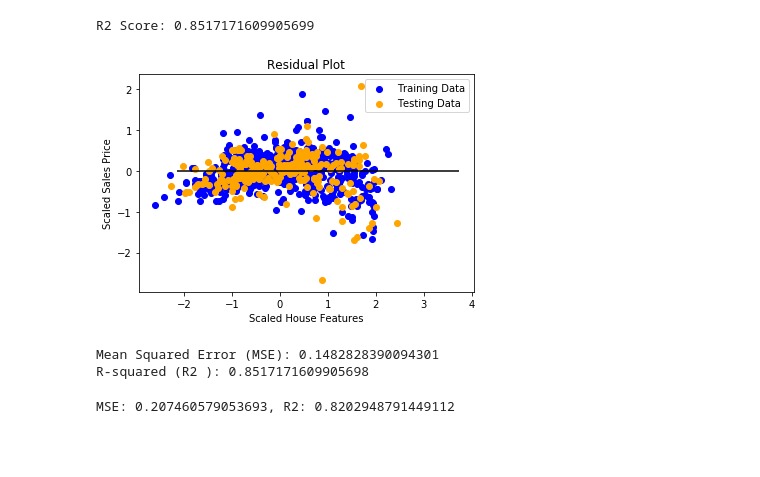
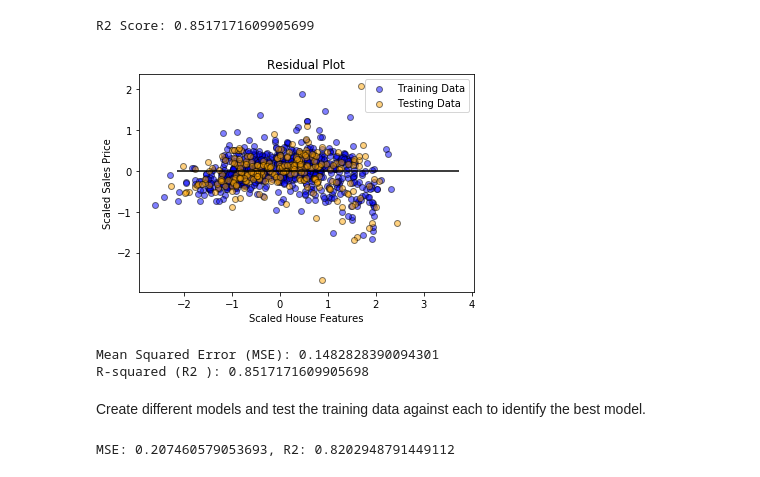
Before and after one commit to crobertson24/Final-Project, a Jupyter notebook: Housing linear regression.ipynb, the cells around one changed output. Cells and saved outputs as stored; diff of their text form; code cells hidden in the pictures; blank space fills up the shorter version.

```diff
--- a/Housing linear regression.ipynb
+++ b/Housing linear regression.ipynb
@@ -125,4 +135,4 @@ Name: SalePrice, dtype: float64
 sale_price = cleaned_data["SalePrice"]
 cleaned_data.drop("SalePrice", axis = 1, inplace = True)
 # R2 Score: 0.8517171609905699 "OverallQual","GrLivArea","GarageCars","GarageArea","YearBuilt","TotalBsmtSF"
-parameters = cleaned_data[["OverallQual","GrLivArea","GarageCars","GarageArea","YearBuilt","TotalBsmtSF"]]
+features = cleaned_data[["OverallQual","GrLivArea","GarageCars","GarageArea","YearBuilt","TotalBsmtSF"]]
@@ -129,6 +141,6 @@ parameters = cleaned_data[["OverallQual","GrLivArea","GarageCars","GarageArea","
 # %%
 y = sale_price.values.reshape(-1, 1)
-X = parameters
+X = features
 # %%
 X_train, X_test, y_train, y_test = train_test_split(X, y, random_state=42)
 # %%
@@ -151,16 +163,16 @@ print(f"R2 Score: {score}")
 R2 Score: 0.8517171609905699
 # %%
 model.fit(X_train_scaled, y_train_scaled)
-plt.scatter(model.predict(X_train_scaled), model.predict(X_train_scaled) - y_train_scaled, c="blue", label="Training Data")
-plt.scatter(model.predict(X_test_scaled), model.predict(X_test_scaled) - y_test_scaled, c="orange", label="Testing Data")
+plt.scatter(model.predict(X_train_scaled), model.predict(X_train_scaled) - y_train_scaled, c="blue", label="Training Data", alpha=0.5, edgecolor="black")
+plt.scatter(model.predict(X_test_scaled), model.predict(X_test_scaled) - y_test_scaled, c="orange", label="Testing Data", alpha=0.5, edgecolor="black")
 plt.legend()
 plt.hlines(y=0, xmin=y_test_scaled.min(), xmax=y_test_scaled.max())
 plt.title("Residual Plot")
 plt.xlabel('Scaled House Features')
 plt.ylabel('Scaled Sales Price')
 plt.show()
 # %% [output]
-[figure, old version]
+[figure, new version]
 # %%
 # Use our model to predict a value
 predicted = model.predict(X_train_scaled)
@@ -174,6 +186,8 @@ print(f"R-squared (R2 ): {r2}")
 # %% [output]
 Mean Squared Error (MSE): 0.1482828390094301
 R-squared (R2 ): 0.8517171609905698
+# %% [markdown]
+Create different models and test the training data against each to identify the best model.
 # %%
 from sklearn.linear_model import Lasso
 
```
Also changed, not shown: parts of 19 cells of this notebook.
